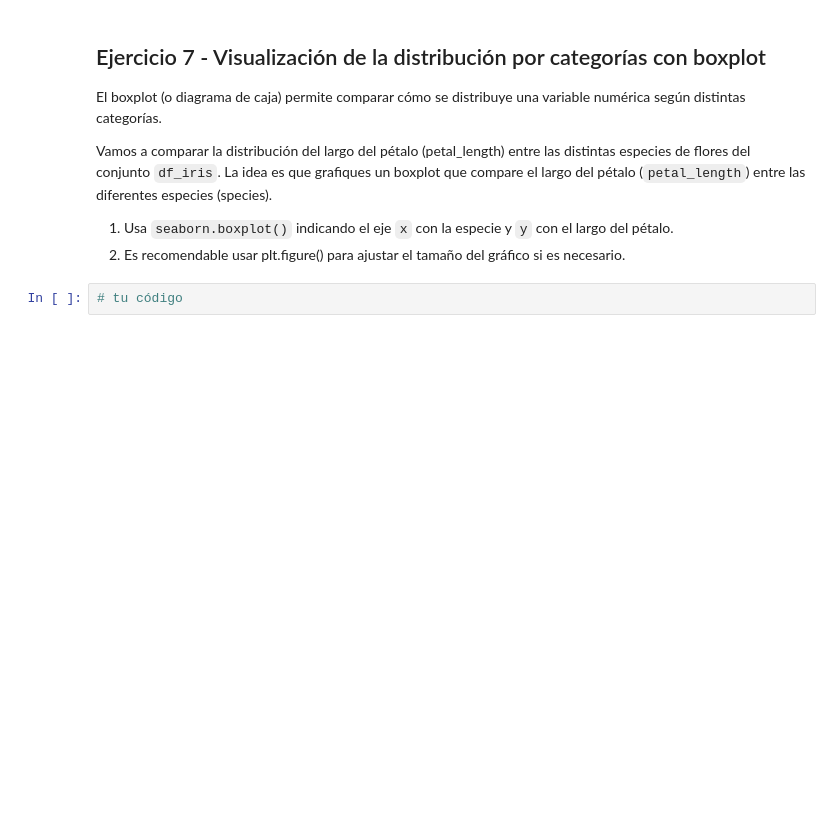
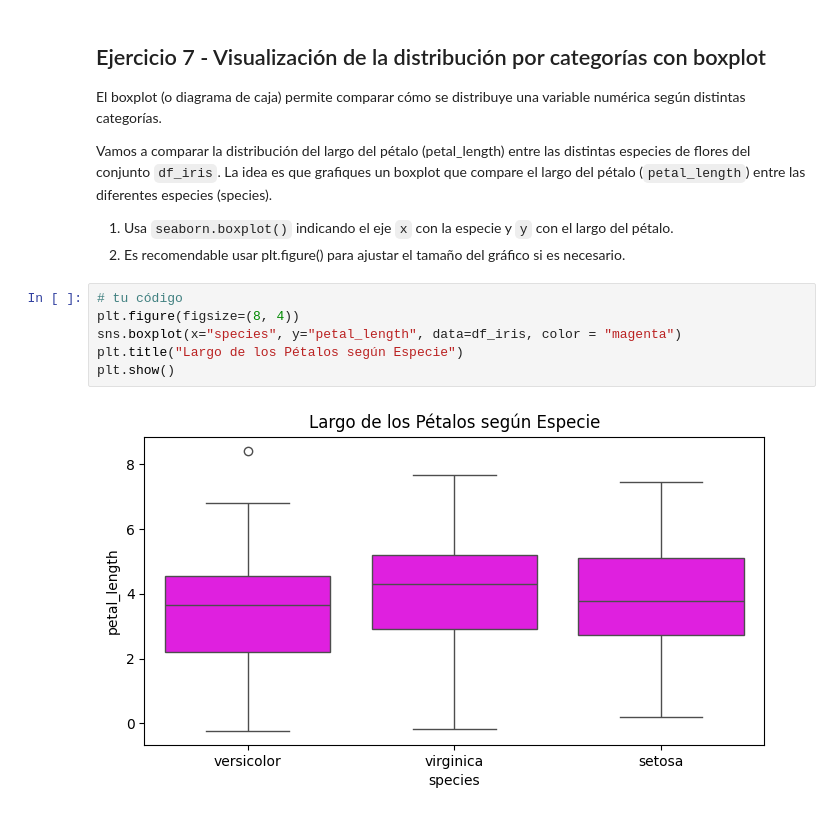
Before and after one commit to steven10015/Matplot_1, a Jupyter notebook: notebook/problems.es.ipynb, the cells around one changed output. Saved outputs shown, nothing was run; the diff lists cells and outputs as text; blank space fills up the shorter version.

```diff
--- a/notebook/problems.es.ipynb
+++ b/notebook/problems.es.ipynb
@@ -271,5 +265,11 @@ Vamos a comparar la distribución del largo del pétalo (petal_length) entre las
 
 1. Usa `seaborn.boxplot()` indicando el eje `x` con la especie y `y` con el largo del pétalo.
 2. Es recomendable usar plt.figure() para ajustar el tamaño del gráfico si es necesario.
-# %%
-# tu código
+# %%
+# tu código
+plt.figure(figsize=(8, 4))
+sns.boxplot(x="species", y="petal_length", data=df_iris, color = "magenta")
+plt.title("Largo de los Pétalos según Especie")
+plt.show()
+# %% [output]
+[figure, added]
```
Also changed, not shown: parts of 7 cells of this notebook.
